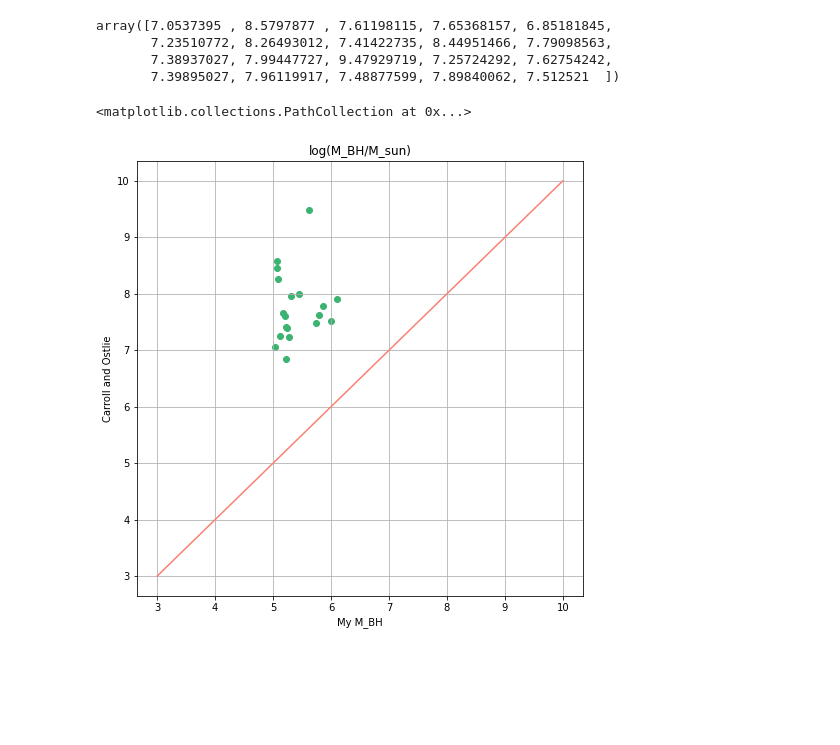
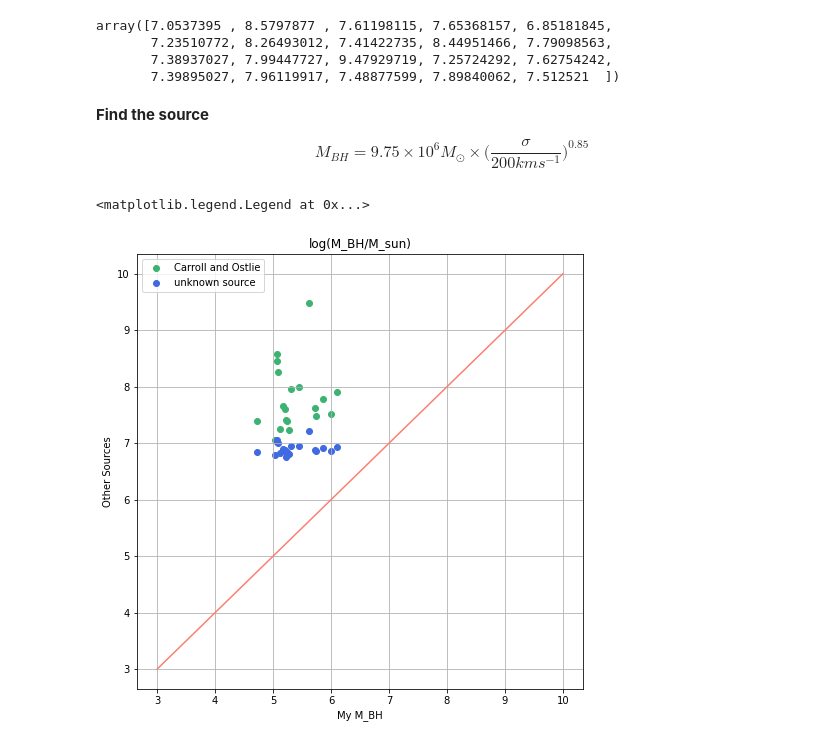
Before and after one commit to Natacha-U/Snr-Prj, a Jupyter notebook: Notebooks/H-Alpha/Area_Calculator.ipynb, the cells around one changed output. Saved outputs shown, nothing was run; the diff lists cells and outputs as text; code cells hidden in the pictures; blank space fills up the shorter version.

Commit message:
added new data set and another graph

```diff
--- a/Notebooks/H-Alpha/Area_Calculator.ipynb
+++ b/Notebooks/H-Alpha/Area_Calculator.ipynb
@@ -232,16 +232,28 @@ array([7.0537395 , 8.5797877 , 7.61198115, 7.65368157, 6.85181845,
        7.23510772, 8.26493012, 7.41422735, 8.44951466, 7.79098563,
        7.38937027, 7.99447727, 9.47929719, 7.25724292, 7.62754242,
        7.39895027, 7.96119917, 7.48877599, 7.89840062, 7.512521  ])
+# %% [markdown]
+**Find the source**
+
+$$ M_{BH} = 9.75 \times 10^6 M_\odot \times \Big(\frac{\sigma}{200 kms^{-1}}\Big)^{0.85} $$
+# %%
+d = 9.75 * 10**6
+e = 0.85
+M_BH_unknown_source = np.log10(d * (np.array(given_vdis)/200)**e)
 # %%
 plt.figure(figsize = (8,8))
 plt.grid()
 # plt.xlim(350,650)
 # plt.ylim(350,650)
 plt.xlabel('My M_BH')
-plt.ylabel('Carroll and Ostlie')
+plt.ylabel('Other Sources')
 plt.title('log(M_BH/M_sun)')
 plt.plot([3,10], [3,10], color = 'salmon')
-plt.scatter(ha_table_1['log10 (M_BH / M_sun)'], M_BH_Carroll_Ostlie, color = 'mediumseagreen')
+plt.scatter(ha_table_1['log10 (M_BH / M_sun)'], M_BH_Carroll_Ostlie, color = 'mediumseagreen',
+            label = 'Carroll and Ostlie')
+plt.scatter(ha_table_1['log10 (M_BH / M_sun)'], M_BH_unknown_source, color = 'royalblue',
+            label = 'unknown source')
+plt.legend()
 # %% [output]
-<matplotlib.collections.PathCollection at 0x...>
+<matplotlib.legend.Legend at 0x...>
-[figure, old version]
+[figure, new version]
```
Also changed, not shown: parts of 10 cells of this notebook.
